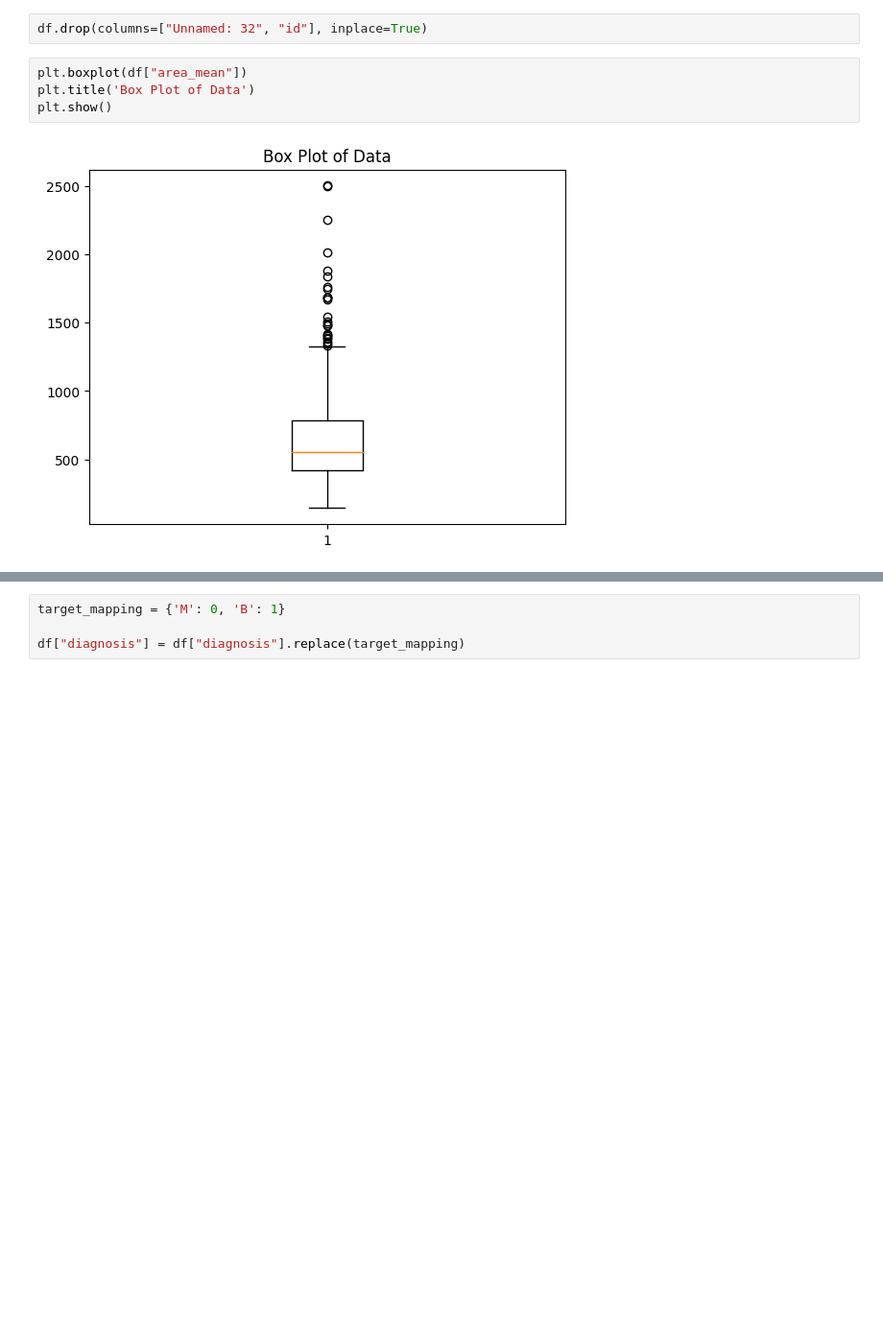
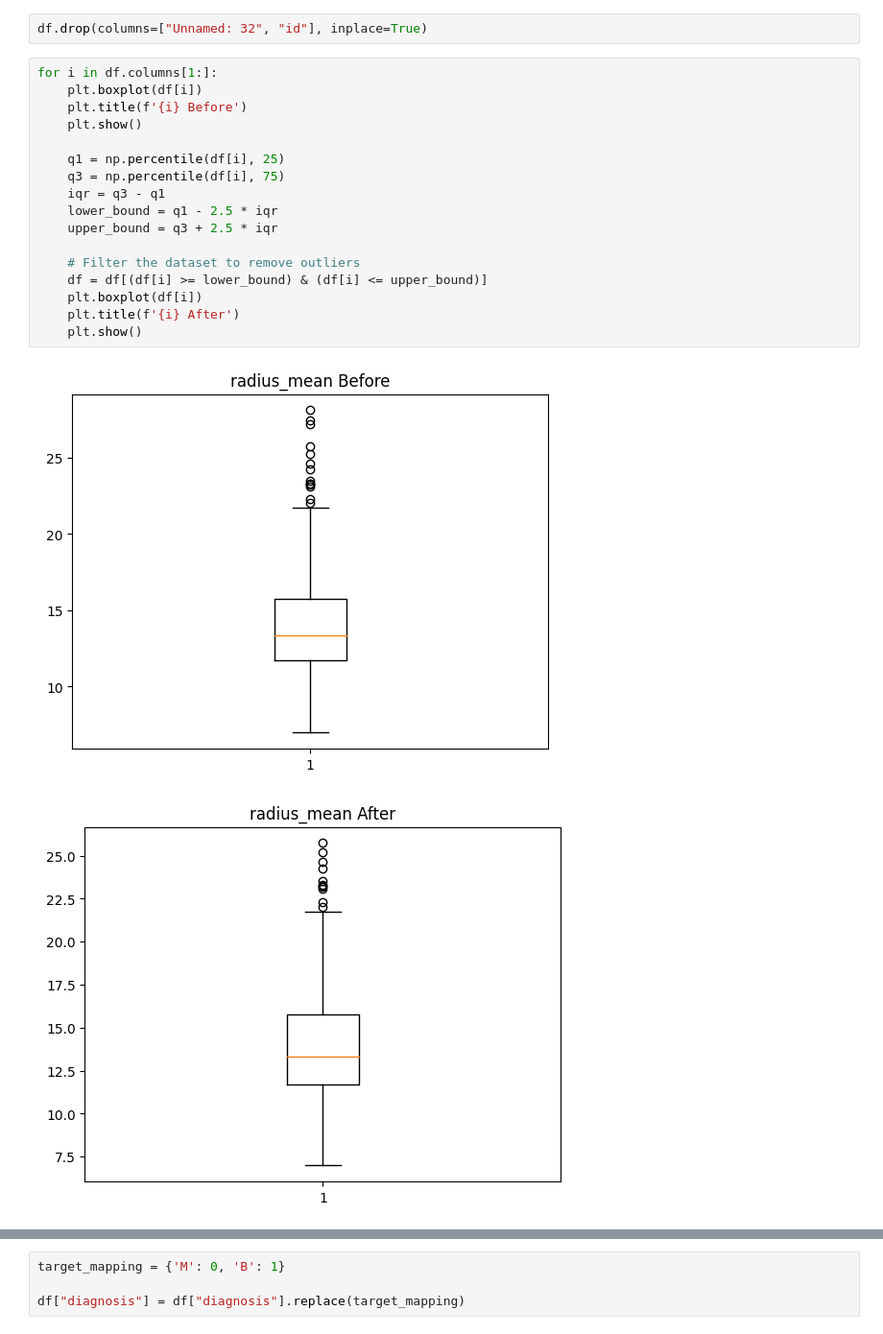
Before and after one commit to rachida0001/breast-cancer, a Jupyter notebook: main.ipynb, the cells around one changed output, grey strips where cells are left out. Shown at 96% size. Drawn from its saved outputs; the diff is of its cells as text; blank space fills up the shorter version.

```diff
--- a/main.ipynb
+++ b/main.ipynb
@@ -35,9 +36,23 @@ df.describe()
 8 rows × 32 columns
 # %%
 df.drop(columns=["Unnamed: 32", "id"], inplace=True)
-# %%
-plt.boxplot(df["area_mean"])
-plt.title('Box Plot of Data')
-plt.show()
-# %% [output]
-[figure, removed]
+# %%
+for i in df.columns[1:]:
+    plt.boxplot(df[i])
+    plt.title(f'{i} Before')
+    plt.show()
+
+    q1 = np.percentile(df[i], 25)
+    q3 = np.percentile(df[i], 75)
+    iqr = q3 - q1
+    lower_bound = q1 - 2.5 * iqr
+    upper_bound = q3 + 2.5 * iqr
+
+    # Filter the dataset to remove outliers
+    df = df[(df[i] >= lower_bound) & (df[i] <= upper_bound)]
+    plt.boxplot(df[i])
+    plt.title(f'{i} After')
+    plt.show()
+# %% [output]
+[figure, added]
+[figure, added]
```
Also changed, not shown: parts of 14 cells of this notebook.
